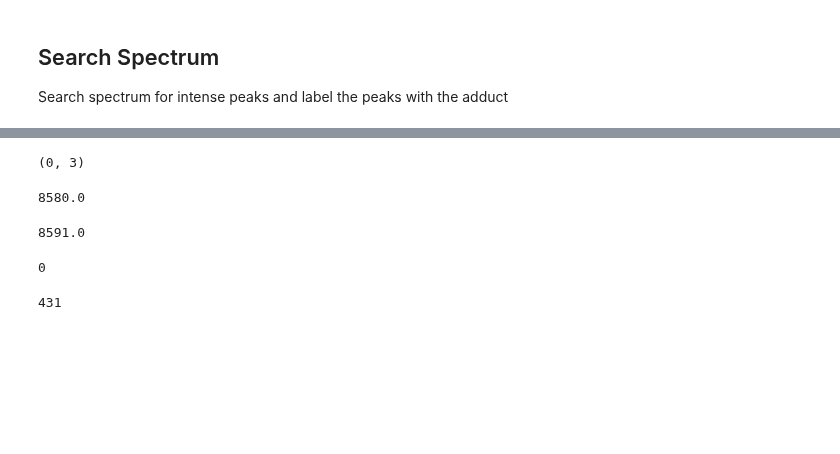
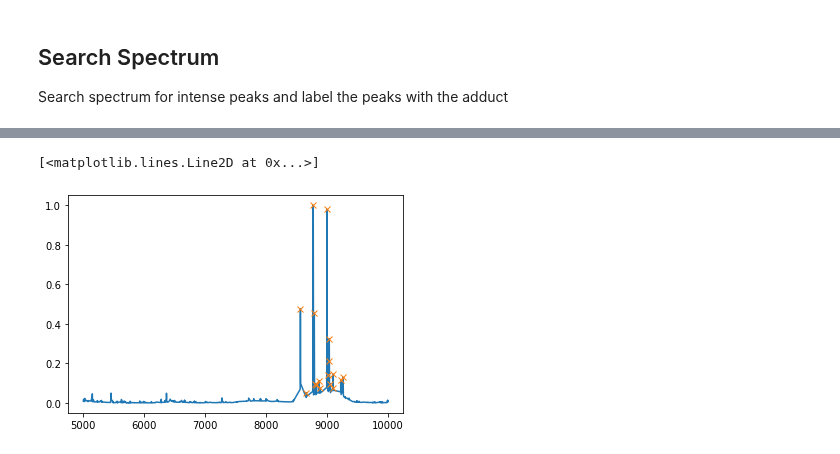
Before and after one commit to has-c/MLMSA, a Jupyter notebook: System 2 - Compound Search/Search.ipynb, the cells around one changed output, grey strips where cells are left out. Cells and saved outputs as stored; diff of their text form; code cells hidden in the pictures; blank space fills up the shorter version.

Commit message:
Search: peak search (doesn't work amazingly)

```diff
--- a/System 2 - Compound Search/Search.ipynb
+++ b/System 2 - Compound Search/Search.ipynb
@@ -51,6 +66,16 @@ for k in range(1, number_of_compounds+1):
         binding_df = binding_df.append(pd.DataFrame({"Compound":bonded_compound, "Mass":total_mass}, index=range(1)))
 
 binding_df.index = range(binding_df.shape[0])
+# %%
+def normalise(spectrum):
+    sc = MinMaxScaler()
+    spectrum["normalised_intensity"] = sc.fit_transform(spectrum["I"].values.reshape(-1,1))
+
+    return spectrum
+# %%
+#normalise both spectrums
+bound_df = normalise(bound_df)
+unbound_df = normalise(unbound_df)
 # %% [markdown]
 ## Search Spectrum
 
@@ -92,20 +83,7 @@ no
-# %%
-spectrum_snapshot.shape
-# %% [output]
-(0, 3)
-# %%
-lower_bound
-# %% [output]
-8580.0
-# %%
-upper_bound
-# %% [output]
-8591.0
-# %%
-np.sum((bound_df["m/z"] > lower_bound) & (bound_df["m/z"] < upper_bound))
-# %% [output]
-0
-# %%
-np.sum(bound_df["m/z"] < upper_bound)
-# %% [output]
-431
+# %%
+plt.plot(bound_df['m/z'], bound_df['normalised_intensity'])
+peaks, _ = find_peaks(bound_df['normalised_intensity'], height=0.05)
+plt.plot(bound_df['m/z'][peaks], bound_df['normalised_intensity'][peaks], "x")
+# %% [output]
+[<matplotlib.lines.Line2D at 0x...>]
+[figure, added]
```
Also changed, not shown: parts of 10 cells of this notebook, 2 other files.
